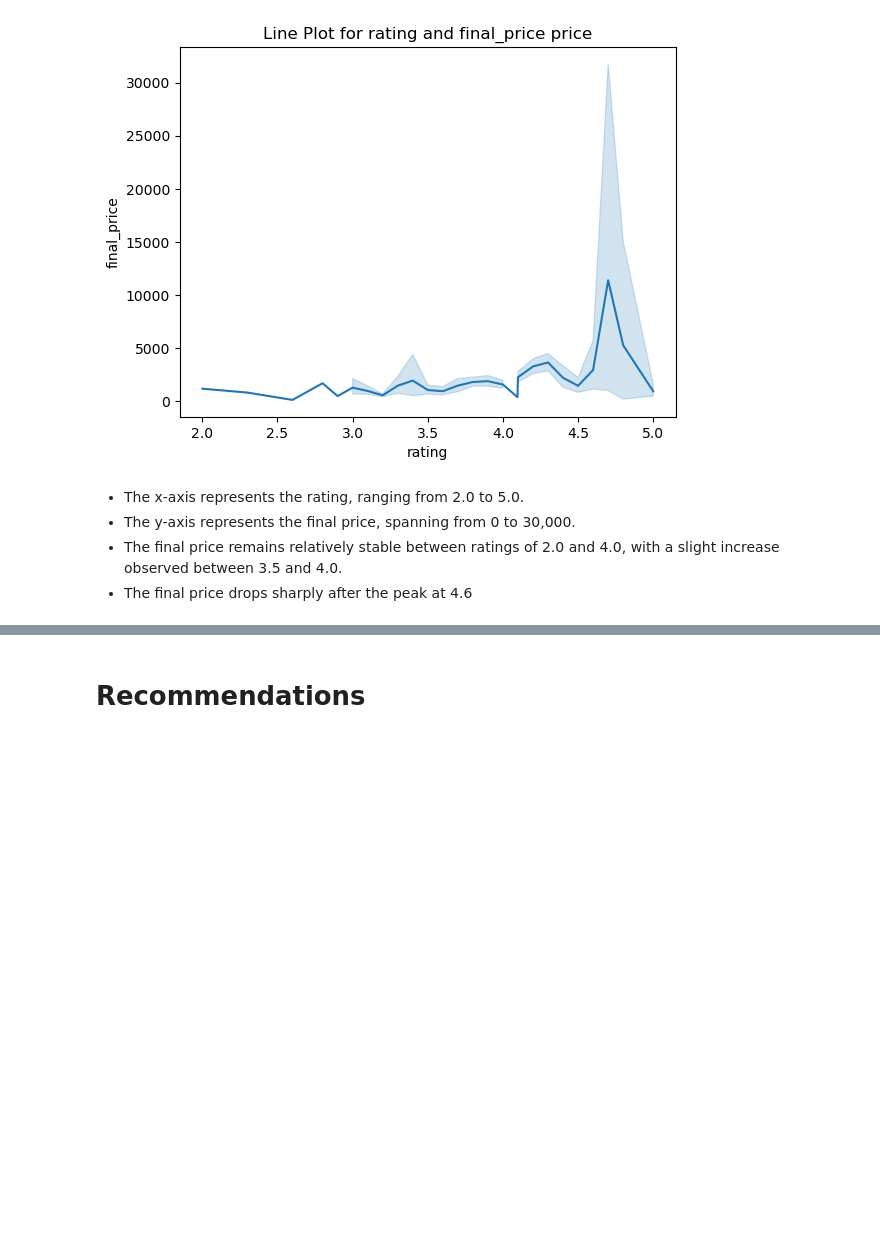
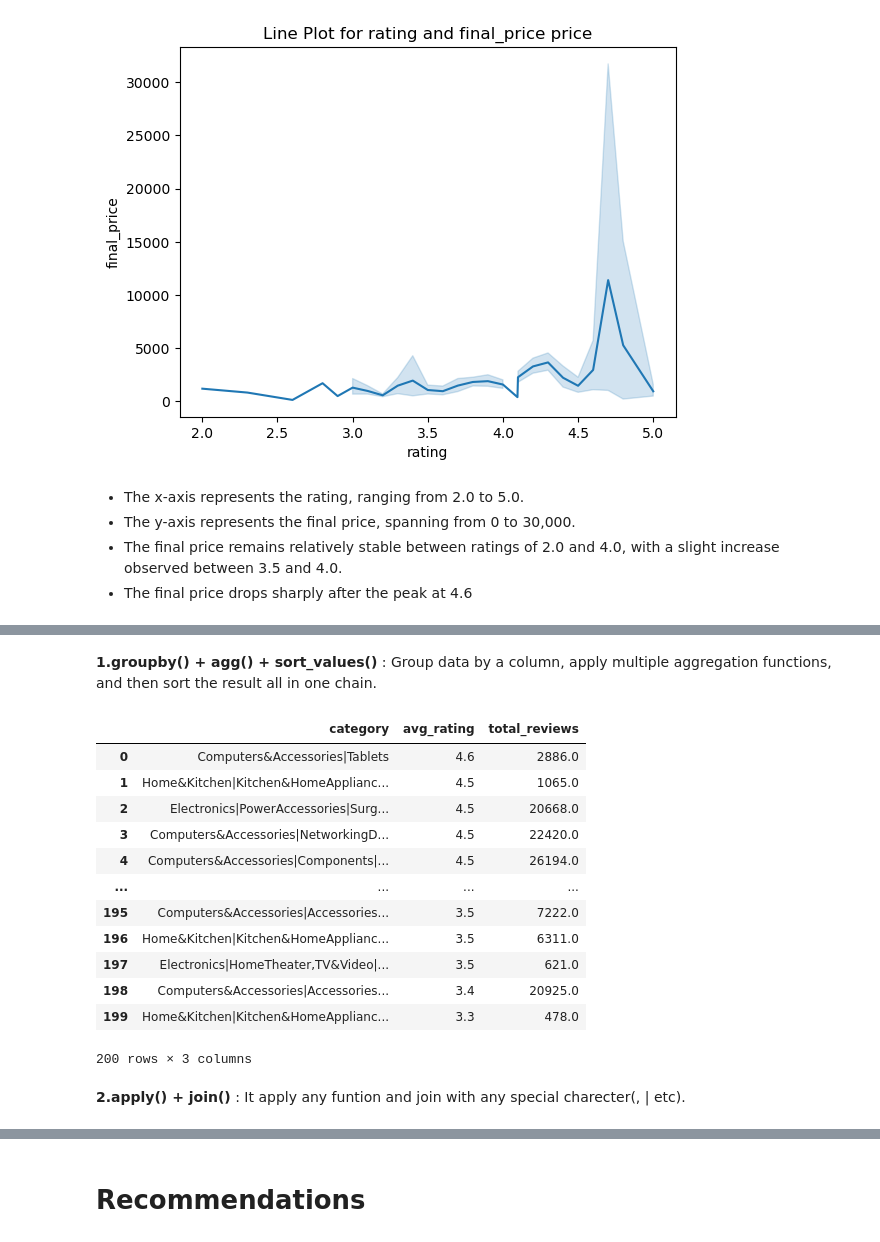
Before and after one commit to neha-13-7531/Amazon-Dataset, a Jupyter notebook: Amazon Dataset.ipynb, the cells around one changed output, grey strips where cells are left out. Saved outputs shown, nothing was run; the diff lists cells and outputs as text; code cells hidden in the pictures; blank space fills up the shorter version.

```diff
--- a/Amazon Dataset.ipynb
+++ b/Amazon Dataset.ipynb
@@ -708,0 +695,22 @@ plt.show()
+# %% [markdown]
+**1.groupby() + agg() + sort_values()** : Group data by a column, apply multiple aggregation functions, and then sort the result all in one chain.
+# %%
+# showing average rating and total reviews for each product category, sorted from best-rated to worst.
+method_df = df.dropna(subset=['rating']).groupby('category').agg(avg_rating=('rating', 'mean'), total_reviews=('rating_count', 'sum')).sort_values('avg_rating', ascending=False).reset_index()
+method_df
+# %% [output]
+|  | category | avg_rating | total_reviews |
+| 0 | Computers&Accessories|Tablets | 4.6 | 2886.0 |
+| 1 | Home&Kitchen|Kitchen&HomeApplianc... | 4.5 | 1065.0 |
+| 2 | Electronics|PowerAccessories|Surg... | 4.5 | 20668.0 |
+| 3 | Computers&Accessories|NetworkingD... | 4.5 | 22420.0 |
+| 4 | Computers&Accessories|Components|... | 4.5 | 26194.0 |
+| ... | ... | ... | ... |
+| 195 | Computers&Accessories|Accessories... | 3.5 | 7222.0 |
+| 196 | Home&Kitchen|Kitchen&HomeApplianc... | 3.5 | 6311.0 |
+| 197 | Electronics|HomeTheater,TV&Video|... | 3.5 | 621.0 |
+| 198 | Computers&Accessories|Accessories... | 3.4 | 20925.0 |
+| 199 | Home&Kitchen|Kitchen&HomeApplianc... | 3.3 | 478.0 |
+200 rows × 3 columns
+# %% [markdown]
+**2.apply() + join()** : It apply any funtion and join with any special charecter(, | etc).
```
Also changed, not shown: parts of 29 cells of this notebook.
